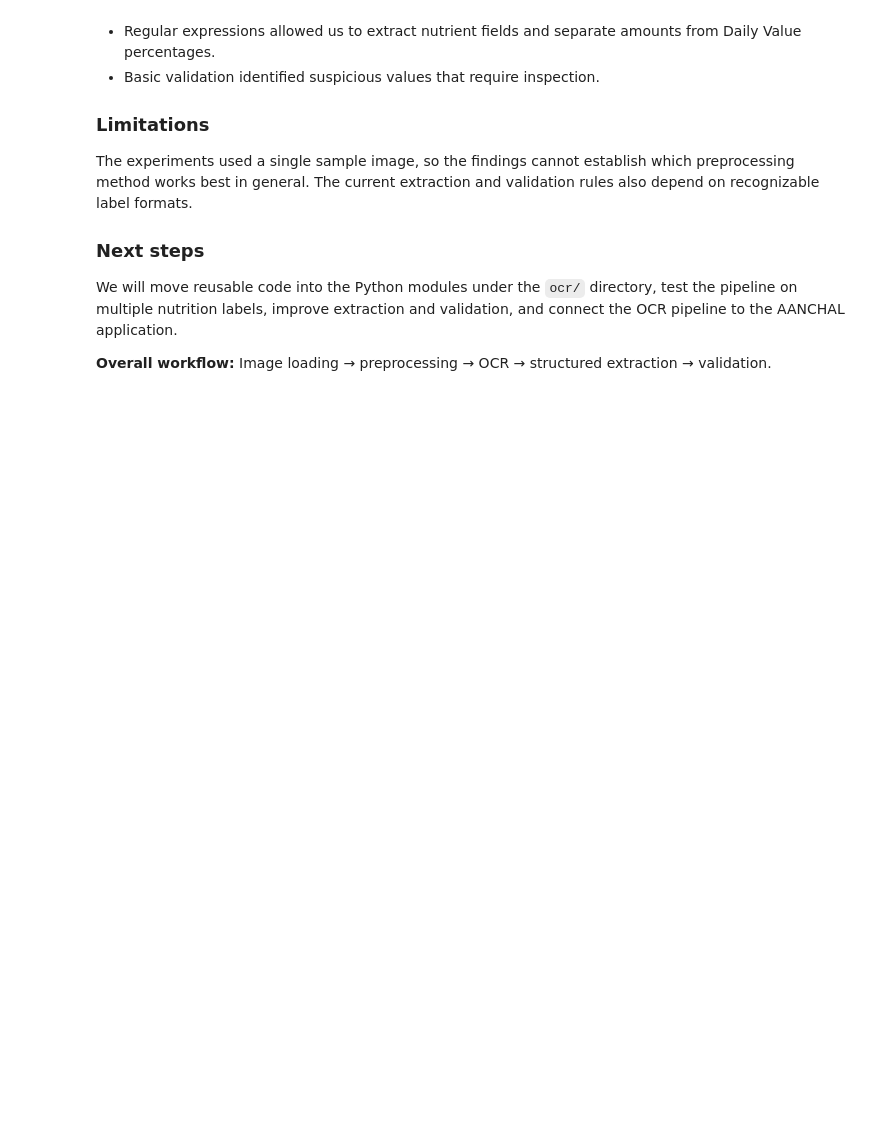
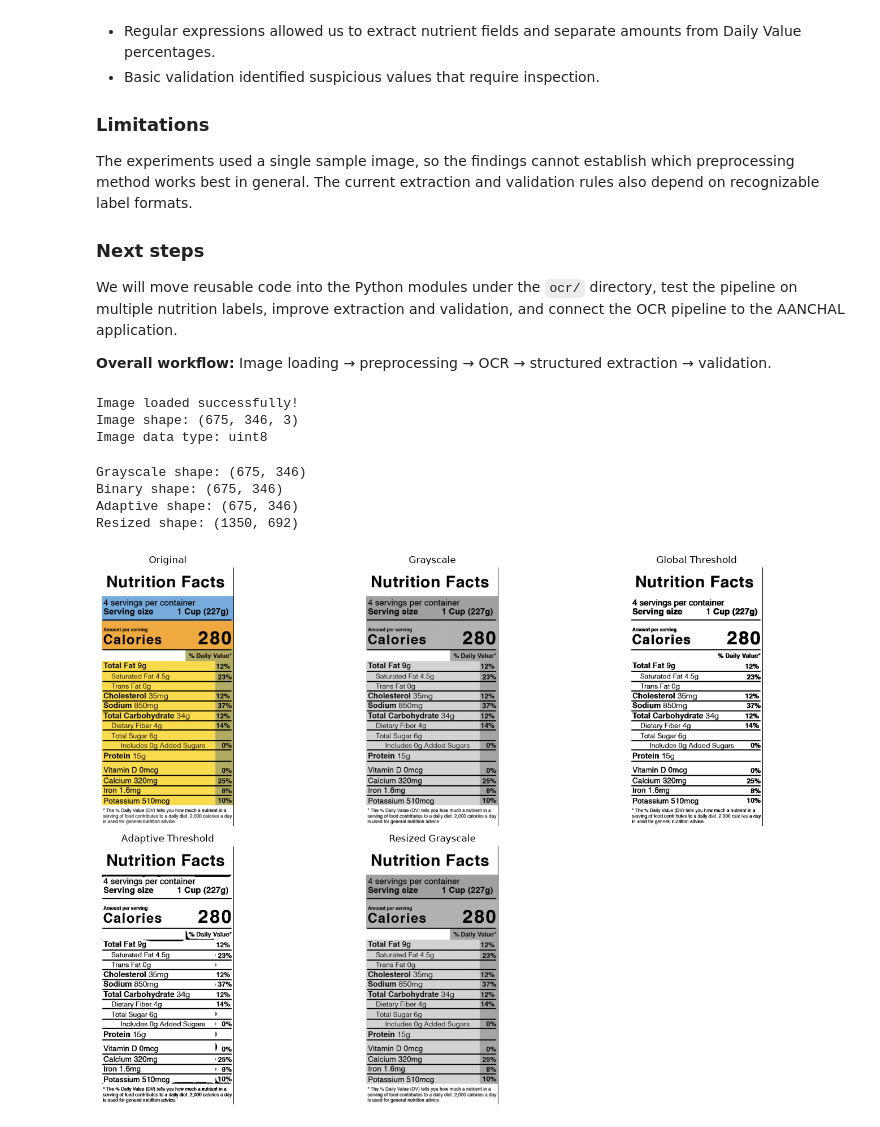
Before and after one commit to ChetanDixit-0717/AANCHAL, a Jupyter notebook: notebooks/image_preprocessing.ipynb, the cells around one changed output. Saved outputs shown, nothing was run; the diff lists cells and outputs as text; code cells hidden in the pictures; blank space fills up the shorter version.

```diff
--- a/notebooks/image_preprocessing.ipynb
+++ b/notebooks/image_preprocessing.ipynb
@@ -647,0 +670,58 @@ We will move reusable code into the Python modules under the `ocr/` directory, t
+# %%
+image_path = project_root / "data" / "sample_images" / "nutrition_label.png"
+
+image = load_image(image_path)
+
+print("Image loaded successfully!")
+print("Image shape:", image.shape)
+print("Image data type:", image.dtype)
+# %% [output]
+Image loaded successfully!
+Image shape: (675, 346, 3)
+Image data type: uint8
+# %%
+gray = convert_to_grayscale(image)
+
+binary = apply_threshold(gray)
+
+adaptive = apply_adaptive_threshold(gray)
+
+resized = resize_image(gray)
+
+print("Grayscale shape:", gray.shape)
+print("Binary shape:", binary.shape)
+print("Adaptive shape:", adaptive.shape)
+print("Resized shape:", resized.shape)
+# %% [output]
+Grayscale shape: (675, 346)
+Binary shape: (675, 346)
+Adaptive shape: (675, 346)
+Resized shape: (1350, 692)
+# %%
+import matplotlib.pyplot as plt
+
+images = [
+    ("Original", image),
+    ("Grayscale", gray),
+    ("Global Threshold", binary),
+    ("Adaptive Threshold", adaptive),
+    ("Resized Grayscale", resized),
+]
+
+plt.figure(figsize=(15, 10))
+
+for index, (title, img) in enumerate(images):
+    plt.subplot(2, 3, index + 1)
+
+    if len(img.shape) == 3:
+        plt.imshow(cv2.cvtColor(img, cv2.COLOR_BGR2RGB))
+    else:
+        plt.imshow(img, cmap="gray")
+
+    plt.title(title)
+    plt.axis("off")
+
+plt.tight_layout()
+plt.show()
+# %% [output]
+[figure, added]
```
Also changed, not shown: parts of 10 cells of this notebook, 2 other files.
